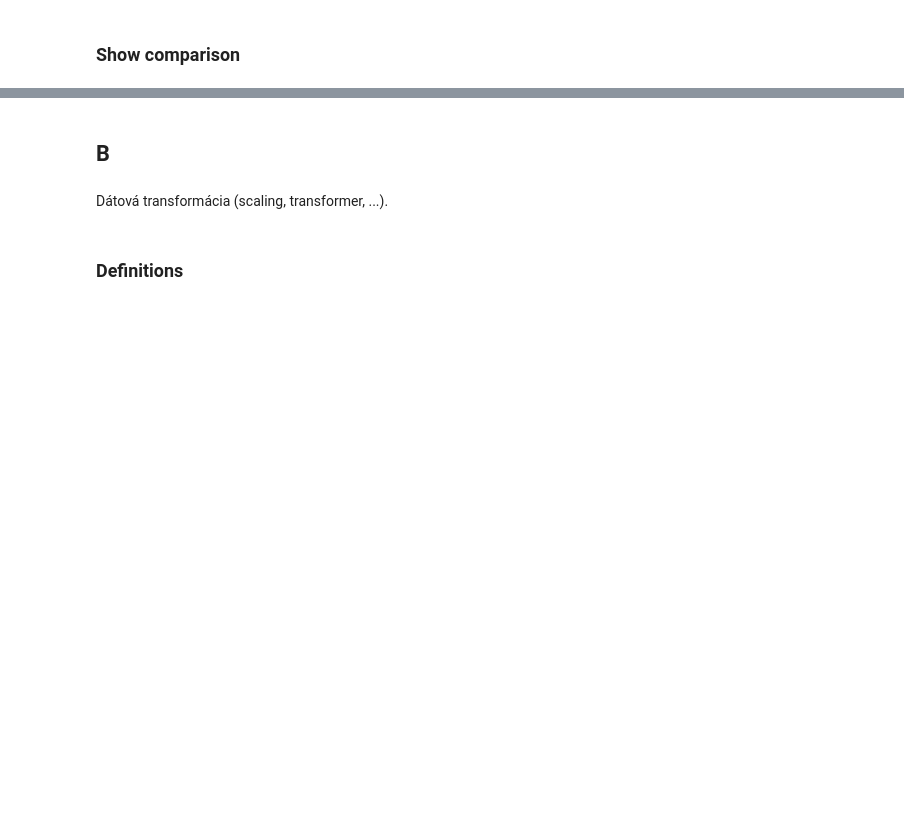
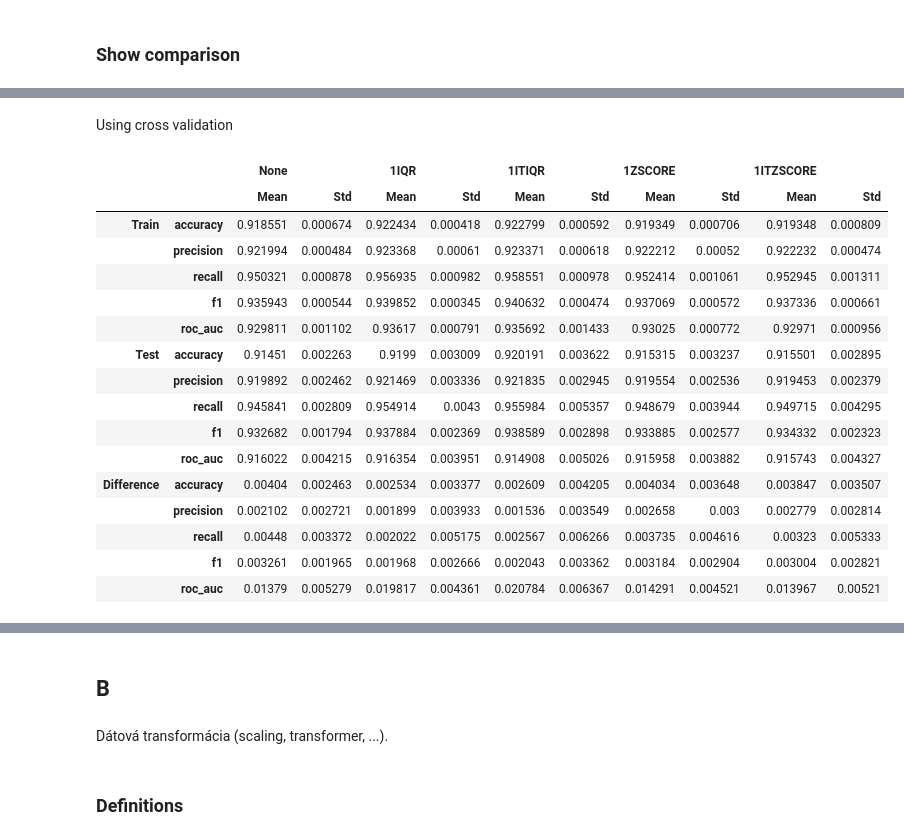
Before and after one commit to MBabiar/IAU-Project, a Jupyter notebook: src/Phase_3.ipynb, the cells around one changed output, grey strips where cells are left out. Saved outputs shown, nothing was run; the diff lists cells and outputs as text; code cells hidden in the pictures; blank space fills up the shorter version.

```diff
--- a/src/Phase_3.ipynb
+++ b/src/Phase_3.ipynb
@@ -2161,5 +2179,6 @@ y_test = test_data_processed["mwra"]
 rf_classifier = RandomForestClassifier(**rf_best_params)
 
 # Show the scores
-df_itiqr = get_scores_cv(rf_classifier, "ITIQR", X_train, y_train, cv=5)
-df_itiqr
+df_itiqr_cv = get_scores_cv(rf_classifier, "1ITIQR", X_train, y_train, cv=5)
+rf_classifier.fit(X_train, y_train)
+df_itiqr_scores = get_scores(rf_classifier, "1ITIQR", X_train, y_train, X_test, y_test)
@@ -2200,5 +2201,6 @@ y_test = test_data_processed["mwra"]
 rf_classifier = RandomForestClassifier(**rf_best_params)
 
 # Show the scores
-df_1zscore = get_scores_cv(rf_classifier, "1ZSCORE", X_train, y_train, cv=5)
-df_1zscore
+df_1zscore_cv = get_scores_cv(rf_classifier, "1ZSCORE", X_train, y_train, cv=5)
+rf_classifier.fit(X_train, y_train)
+df_1zscore_scores = get_scores(rf_classifier, "1ZSCORE", X_train, y_train, X_test, y_test)
@@ -2239,5 +2223,6 @@ y_test = test_data_processed["mwra"]
 rf_classifier = RandomForestClassifier(**rf_best_params)
 
 # Show the scores
-df_itzscore = get_scores_cv(rf_classifier, "ITZSCORE", X_train, y_train, cv=5)
-df_itzscore
+df_itzscore_cv = get_scores_cv(rf_classifier, "1ITZSCORE", X_train, y_train, cv=5)
+rf_classifier.fit(X_train, y_train)
+df_itzscore_scores = get_scores(rf_classifier, "1ITZSCORE", X_train, y_train, X_test, y_test)
@@ -2285,0 +2231,27 @@ df
+# %%
+df_cv = pd.concat([df_none_cv, df_1iqr_cv, df_itiqr_cv, df_1zscore_cv, df_itzscore_cv], axis=1)
+df_scores = pd.concat(
+    [df_none_scores, df_1iqr_scores, df_itiqr_scores, df_1zscore_scores, df_itzscore_scores], axis=1
+)
+# %% [markdown]
+Using cross validation
+# %%
+df_cv
+# %% [output]
+|  |  | None |  | 1IQR |  | 1ITIQR |  | 1ZSCORE |  | 1ITZSCORE |  |
+|  |  | Mean | Std | Mean | Std | Mean | Std | Mean | Std | Mean | Std |
+| Train | accuracy | 0.918551 | 0.000674 | 0.922434 | 0.000418 | 0.922799 | 0.000592 | 0.919349 | 0.000706 | 0.919348 | 0.000809 |
+|  | precision | 0.921994 | 0.000484 | 0.923368 | 0.00061 | 0.923371 | 0.000618 | 0.922212 | 0.00052 | 0.922232 | 0.000474 |
+|  | recall | 0.950321 | 0.000878 | 0.956935 | 0.000982 | 0.958551 | 0.000978 | 0.952414 | 0.001061 | 0.952945 | 0.001311 |
+|  | f1 | 0.935943 | 0.000544 | 0.939852 | 0.000345 | 0.940632 | 0.000474 | 0.937069 | 0.000572 | 0.937336 | 0.000661 |
+|  | roc_auc | 0.929811 | 0.001102 | 0.93617 | 0.000791 | 0.935692 | 0.001433 | 0.93025 | 0.000772 | 0.92971 | 0.000956 |
+| Test | accuracy | 0.91451 | 0.002263 | 0.9199 | 0.003009 | 0.920191 | 0.003622 | 0.915315 | 0.003237 | 0.915501 | 0.002895 |
+|  | precision | 0.919892 | 0.002462 | 0.921469 | 0.003336 | 0.921835 | 0.002945 | 0.919554 | 0.002536 | 0.919453 | 0.002379 |
+|  | recall | 0.945841 | 0.002809 | 0.954914 | 0.0043 | 0.955984 | 0.005357 | 0.948679 | 0.003944 | 0.949715 | 0.004295 |
+|  | f1 | 0.932682 | 0.001794 | 0.937884 | 0.002369 | 0.938589 | 0.002898 | 0.933885 | 0.002577 | 0.934332 | 0.002323 |
+|  | roc_auc | 0.916022 | 0.004215 | 0.916354 | 0.003951 | 0.914908 | 0.005026 | 0.915958 | 0.003882 | 0.915743 | 0.004327 |
+| Difference | accuracy | 0.00404 | 0.002463 | 0.002534 | 0.003377 | 0.002609 | 0.004205 | 0.004034 | 0.003648 | 0.003847 | 0.003507 |
+|  | precision | 0.002102 | 0.002721 | 0.001899 | 0.003933 | 0.001536 | 0.003549 | 0.002658 | 0.003 | 0.002779 | 0.002814 |
+|  | recall | 0.00448 | 0.003372 | 0.002022 | 0.005175 | 0.002567 | 0.006266 | 0.003735 | 0.004616 | 0.00323 | 0.005333 |
+|  | f1 | 0.003261 | 0.001965 | 0.001968 | 0.002666 | 0.002043 | 0.003362 | 0.003184 | 0.002904 | 0.003004 | 0.002821 |
+|  | roc_auc | 0.01379 | 0.005279 | 0.019817 | 0.004361 | 0.020784 | 0.006367 | 0.014291 | 0.004521 | 0.013967 | 0.00521 |
```
Also changed, not shown: parts of 32 cells of this notebook.
